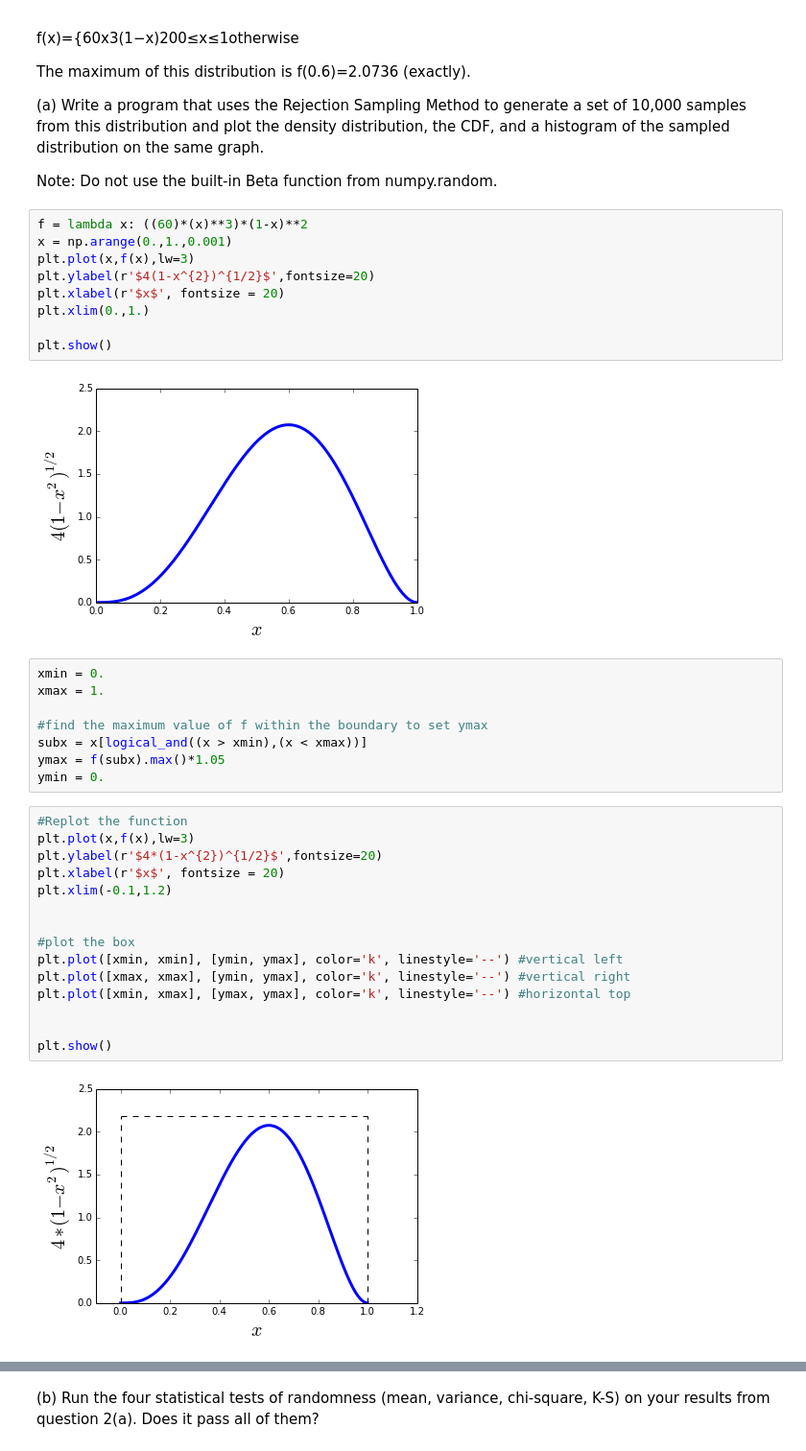
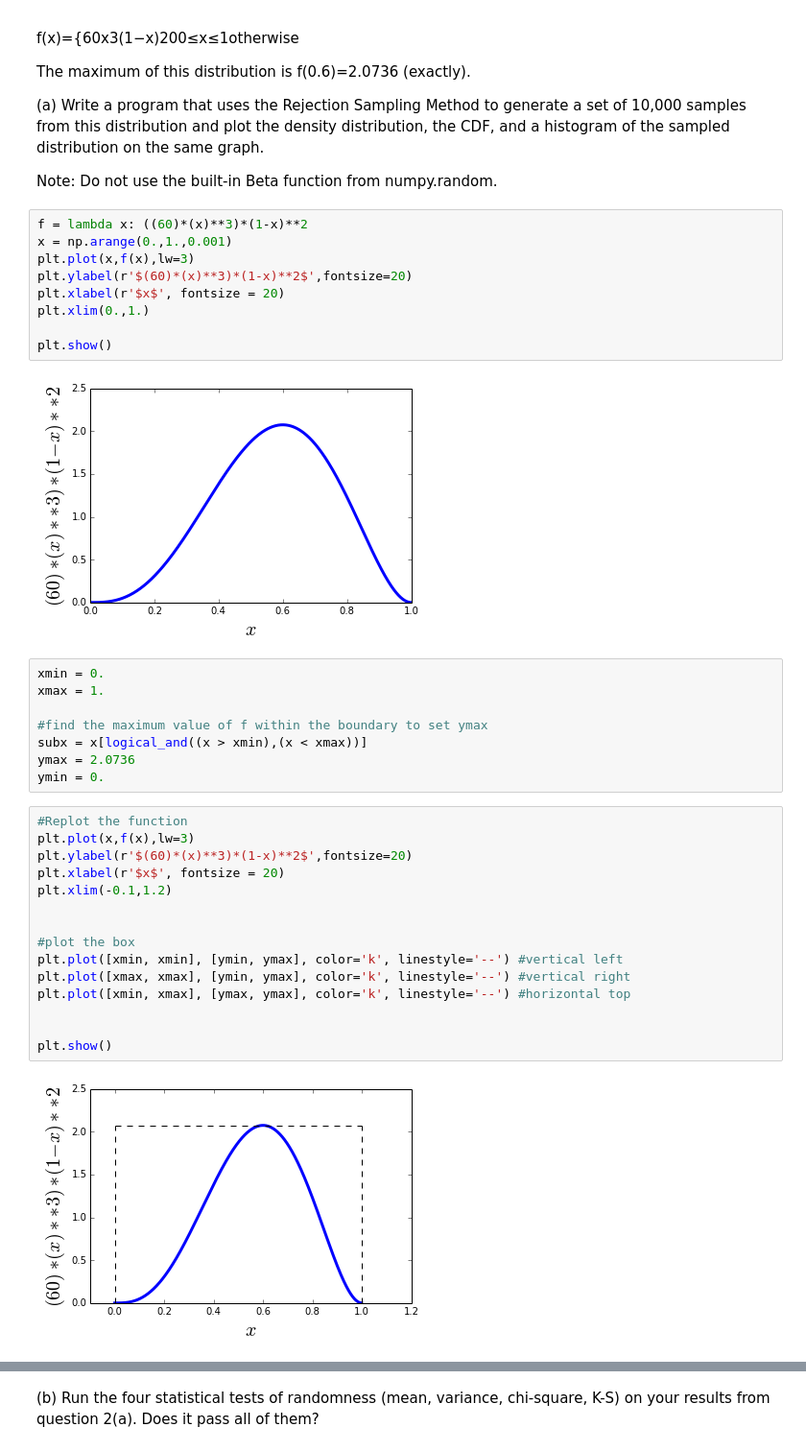
Before and after one commit to jpizagui/PHYS202-S14, a Jupyter notebook: SciPy/RandomAndMCExercises.ipynb, the cells around one changed output, grey strips where cells are left out. Shown: that part at 96% size. Cells and saved outputs as stored; diff of their text form.

```diff
--- a/SciPy/RandomAndMCExercises.ipynb
+++ b/SciPy/RandomAndMCExercises.ipynb
@@ -60,38 +104,38 @@ Note: Do not use the built-in Beta function from numpy.random.
 f = lambda x: ((60)*(x)**3)*(1-x)**2
 x = np.arange(0.,1.,0.001)
 plt.plot(x,f(x),lw=3)
-plt.ylabel(r'$4(1-x^{2})^{1/2}$',fontsize=20)
+plt.ylabel(r'$(60)*(x)**3)*(1-x)**2$',fontsize=20)
 plt.xlabel(r'$x$', fontsize = 20)
 plt.xlim(0.,1.)
 
 plt.show()
 # %% [output]
-[figure, old version]
+[figure, new version]
 # %%
 xmin = 0.
 xmax = 1.
 
 #find the maximum value of f within the boundary to set ymax
 subx = x[logical_and((x > xmin),(x < xmax))]
-ymax = f(subx).max()*1.05
+ymax = 2.0736
 ymin = 0.
 # %%
 #Replot the function
 plt.plot(x,f(x),lw=3)
-plt.ylabel(r'$4*(1-x^{2})^{1/2}$',fontsize=20)
+plt.ylabel(r'$(60)*(x)**3)*(1-x)**2$',fontsize=20)
 plt.xlabel(r'$x$', fontsize = 20)
 plt.xlim(-0.1,1.2)
 
 
 #plot the box
 plt.plot([xmin, xmin], [ymin, ymax], color='k', linestyle='--') #vertical left
 plt.plot([xmax, xmax], [ymin, ymax], color='k', linestyle='--') #vertical right
 plt.plot([xmin, xmax], [ymax, ymax], color='k', linestyle='--') #horizontal top
 
 
 plt.show()
 # %% [output]
-[figure, old version]
+[figure, new version]
 # %%
 N=10000
 samples_x = xmin + (xmax-xmin)*np.random.random_sample(N);
```
Also changed, not shown: parts of 17 cells of this notebook.
